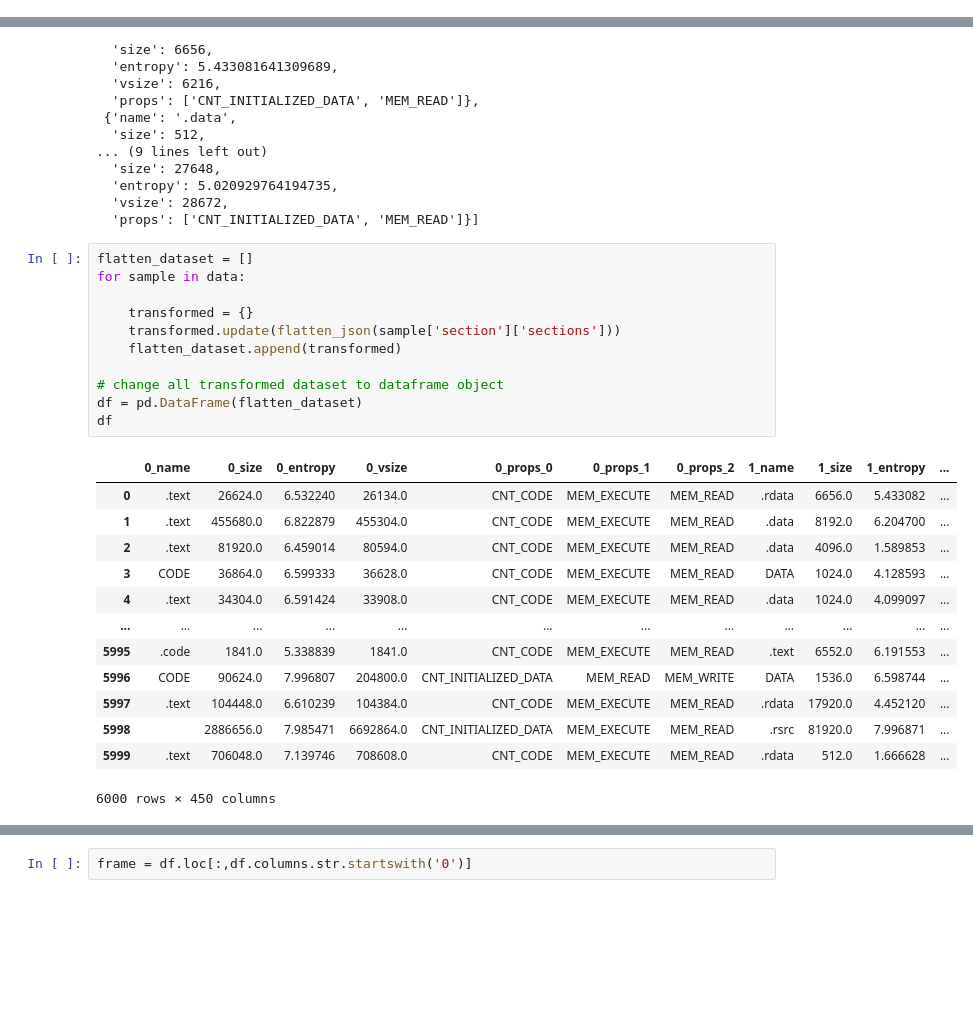
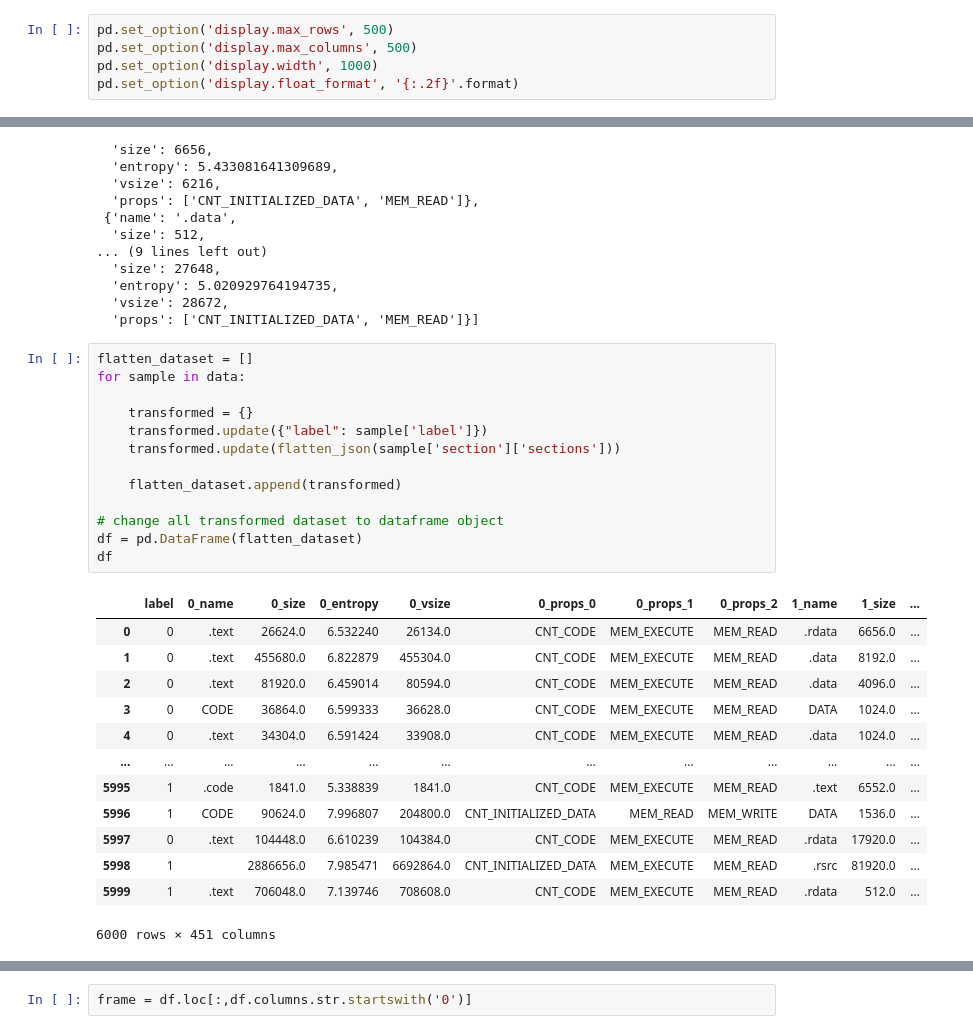
Before and after one commit to patrycjapiechowicz/cybersec, a Jupyter notebook: notebooks/feature_extractor_updated.ipynb, the cells around one changed output, grey strips where cells are left out. Drawn from its saved outputs; the diff is of its cells as text; blank space fills up the shorter version.

```diff
--- a/notebooks/feature_extractor_updated.ipynb
+++ b/notebooks/feature_extractor_updated.ipynb
@@ -128,6 +128,11 @@ FileNotFoundError: [Errno 2] No such file or directory: '/sample_data_6k.jsonl'
 # %%
 import json
 import pandas as pd
+# %%
+pd.set_option('display.max_rows', 500)
+pd.set_option('display.max_columns', 500)
+pd.set_option('display.width', 1000)
+pd.set_option('display.float_format', '{:.2f}'.format)
 # %%
 def read_data(path, limiter):
     """
@@ -243,25 +248,27 @@ data[0]['section']['sections']
 # %%
 flatten_dataset = []
 for sample in data:
 
     transformed = {}
+    transformed.update({"label": sample['label']})
     transformed.update(flatten_json(sample['section']['sections']))
+
     flatten_dataset.append(transformed)
 
 # change all transformed dataset to dataframe object
 df = pd.DataFrame(flatten_dataset)
 df
 # %% [output]
-|  | 0_name | 0_size | 0_entropy | 0_vsize | 0_props_0 | 0_props_1 | 0_props_2 | 1_name | 1_size | 1_entropy | ... |
-| 0 | .text | 26624.0 | 6.532240 | 26134.0 | CNT_CODE | MEM_EXECUTE | MEM_READ | .rdata | 6656.0 | 5.433082 | ... |
-| 1 | .text | 455680.0 | 6.822879 | 455304.0 | CNT_CODE | MEM_EXECUTE | MEM_READ | .data | 8192.0 | 6.204700 | ... |
-| 2 | .text | 81920.0 | 6.459014 | 80594.0 | CNT_CODE | MEM_EXECUTE | MEM_READ | .data | 4096.0 | 1.589853 | ... |
-| 3 | CODE | 36864.0 | 6.599333 | 36628.0 | CNT_CODE | MEM_EXECUTE | MEM_READ | DATA | 1024.0 | 4.128593 | ... |
-| 4 | .text | 34304.0 | 6.591424 | 33908.0 | CNT_CODE | MEM_EXECUTE | MEM_READ | .data | 1024.0 | 4.099097 | ... |
+|  | label | 0_name | 0_size | 0_entropy | 0_vsize | 0_props_0 | 0_props_1 | 0_props_2 | 1_name | 1_size | ... |
+| 0 | 0 | .text | 26624.0 | 6.532240 | 26134.0 | CNT_CODE | MEM_EXECUTE | MEM_READ | .rdata | 6656.0 | ... |
+| 1 | 0 | .text | 455680.0 | 6.822879 | 455304.0 | CNT_CODE | MEM_EXECUTE | MEM_READ | .data | 8192.0 | ... |
+| 2 | 0 | .text | 81920.0 | 6.459014 | 80594.0 | CNT_CODE | MEM_EXECUTE | MEM_READ | .data | 4096.0 | ... |
+| 3 | 0 | CODE | 36864.0 | 6.599333 | 36628.0 | CNT_CODE | MEM_EXECUTE | MEM_READ | DATA | 1024.0 | ... |
+| 4 | 0 | .text | 34304.0 | 6.591424 | 33908.0 | CNT_CODE | MEM_EXECUTE | MEM_READ | .data | 1024.0 | ... |
 | ... | ... | ... | ... | ... | ... | ... | ... | ... | ... | ... | ... |
-| 5995 | .code | 1841.0 | 5.338839 | 1841.0 | CNT_CODE | MEM_EXECUTE | MEM_READ | .text | 6552.0 | 6.191553 | ... |
-| 5996 | CODE | 90624.0 | 7.996807 | 204800.0 | CNT_INITIALIZED_DATA | MEM_READ | MEM_WRITE | DATA | 1536.0 | 6.598744 | ... |
-| 5997 | .text | 104448.0 | 6.610239 | 104384.0 | CNT_CODE | MEM_EXECUTE | MEM_READ | .rdata | 17920.0 | 4.452120 | ... |
-| 5998 |  | 2886656.0 | 7.985471 | 6692864.0 | CNT_INITIALIZED_DATA | MEM_EXECUTE | MEM_READ | .rsrc | 81920.0 | 7.996871 | ... |
-| 5999 | .text | 706048.0 | 7.139746 | 708608.0 | CNT_CODE | MEM_EXECUTE | MEM_READ | .rdata | 512.0 | 1.666628 | ... |
+| 5995 | 1 | .code | 1841.0 | 5.338839 | 1841.0 | CNT_CODE | MEM_EXECUTE | MEM_READ | .text | 6552.0 | ... |
+| 5996 | 1 | CODE | 90624.0 | 7.996807 | 204800.0 | CNT_INITIALIZED_DATA | MEM_READ | MEM_WRITE | DATA | 1536.0 | ... |
+| 5997 | 0 | .text | 104448.0 | 6.610239 | 104384.0 | CNT_CODE | MEM_EXECUTE | MEM_READ | .rdata | 17920.0 | ... |
+| 5998 | 1 |  | 2886656.0 | 7.985471 | 6692864.0 | CNT_INITIALIZED_DATA | MEM_EXECUTE | MEM_READ | .rsrc | 81920.0 | ... |
+| 5999 | 1 | .text | 706048.0 | 7.139746 | 708608.0 | CNT_CODE | MEM_EXECUTE | MEM_READ | .rdata | 512.0 | ... |
-6000 rows × 450 columns
+6000 rows × 451 columns
```
Also changed, not shown: parts of 17 cells of this notebook, 3 other files.
